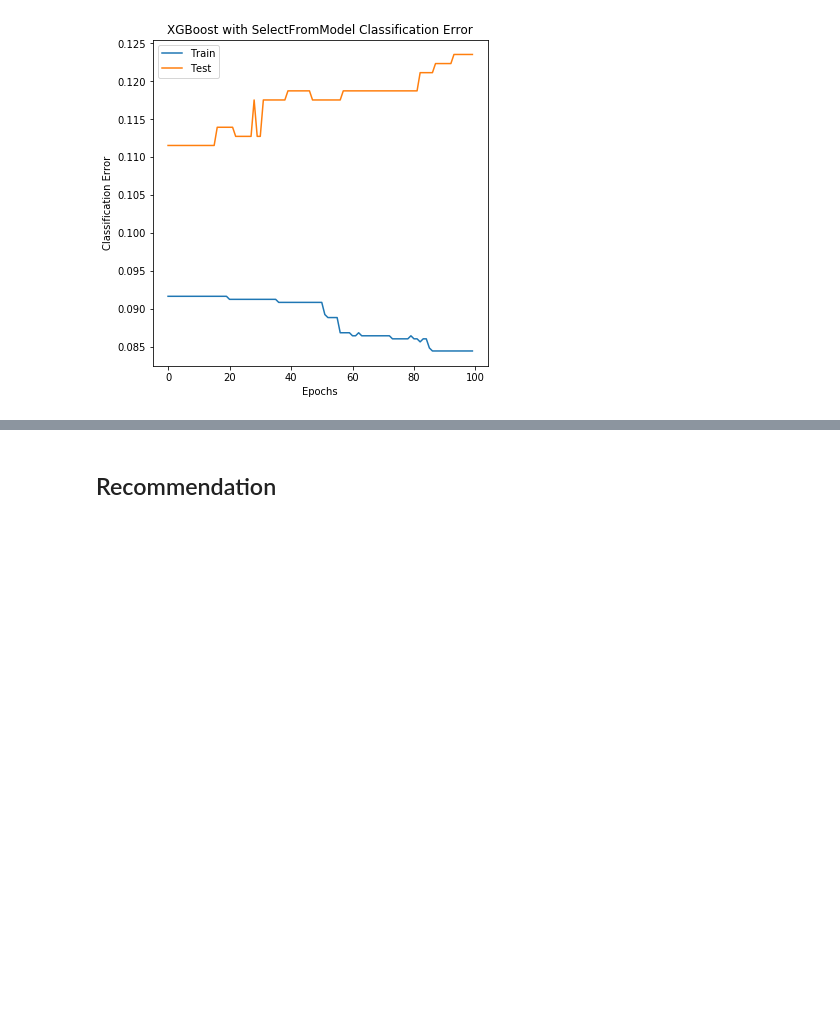
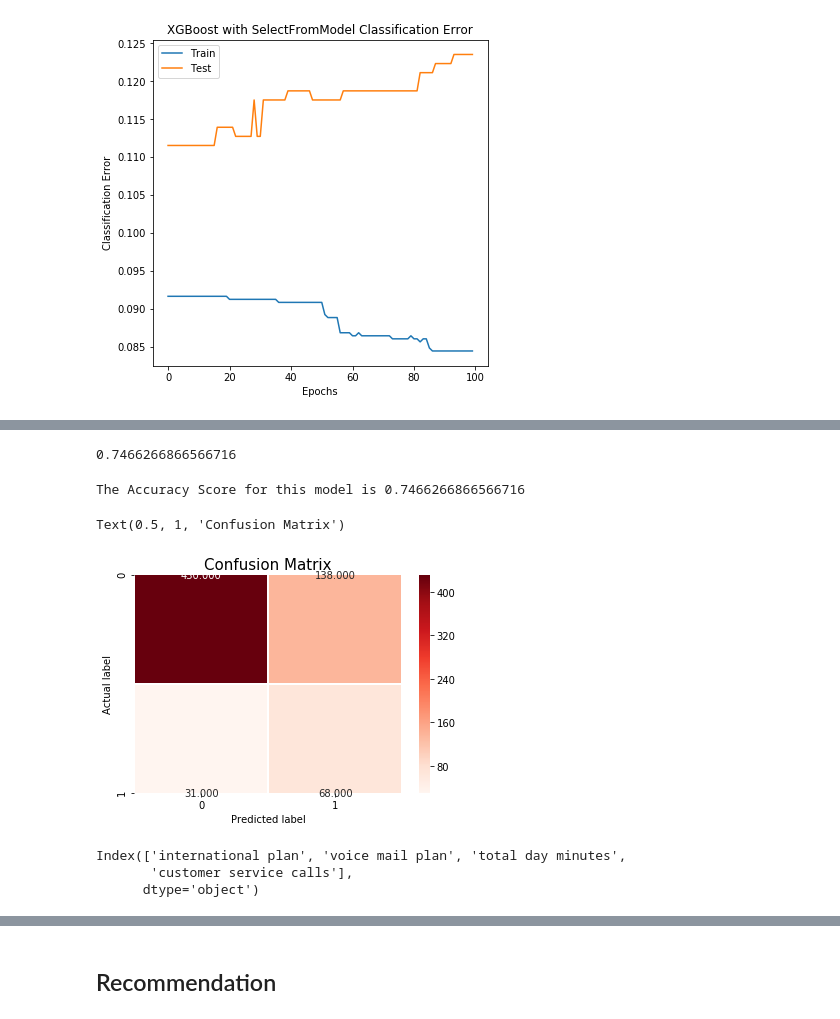
Before and after one commit to jdsmithwes/Telco-Data-Churn, a Jupyter notebook: Module3_project_master.ipynb, the cells around one changed output, grey strips where cells are left out. Cells and saved outputs as stored; diff of their text form; code cells hidden in the pictures; blank space fills up the shorter version.

```diff
--- a/Module3_project_master.ipynb
+++ b/Module3_project_master.ipynb
@@ -659,6 +652,0 @@ Best Parameters: {'colsample_bytree': 0.7, 'learning_rate': 0.05, 'max_depth': 2
-# %%
-#Feature Selection with RFECV
-xgb_model = xgb.XGBClassifier(**best_parameters)
-xgb_model.fit(X_train,y_train)
-selector = RFECV(xgb_model, 200, cv= 5,scoring='accuracy')
-selector.fit(X_train,y_train)
@@ -716,4 +652,0 @@ plt.show()
-# %%
-from sklearn.svm import SVC
-classifier = SVC(kernel = 'linear', random_state = 42,)
-classifier.fit(X_train, y_train)
@@ -722,10 +653,23 @@ y_predSVM = classifier.predict(X_test)
+# %%
+#predictions
+lr = LogisticRegression(**best_parameters)
+lr.fit(X_train,y_train)
+y_pred_log = lr.predict(X_test)
+accuracy_score(y_test,y_pred_log)
+# %% [output]
+0.7466266866566716
 # %%
-from sklearn.metrics import confusion_matrix, accuracy_score
-cm = confusion_matrix(y_test,y_predSVM)
-acc = accuracy_score(y_test,y_predSVM)
+#confusion matrix visualization
+cm = confusion_matrix(y_test,y_pred_log)
+acc = accuracy_score(y_test,y_pred_log)
 print('The Accuracy Score for this model is {acc}'.format(acc=acc))
-sns.heatmap(cm, annot=True, fmt=".3f", linewidths=.5, square = True, cmap = 'Blues_r');
+sns.heatmap(cm, annot=True, fmt=".3f", linewidths=.5, square = False, cmap = 'Reds');
 plt.ylabel('Actual label');
 plt.xlabel('Predicted label');
+#plt.text(verticalalignment='center')
 all_sample_title = 'Accuracy Score: {0}'.format(acc)
-plt.title('Confusion Matrix', size = 15);
+plt.title('Confusion Matrix', size = 15)
+# %% [output]
+The Accuracy Score for this model is 0.7466266866566716
+Text(0.5, 1, 'Confusion Matrix')
+[figure, added]
@@ -737,0 +676,15 @@ y_predlog = logclassifer.predict(X_test)
+# %%
+#getting feature names after RFE
+cols = list(X_train.columns)
+selector = RFE(lr,4)
+X_rfe = selector.fit(X_train,y_train)
+
+features = pd.Series(selector.support_,index = cols)
+selected_features_rfe = features[features==True].index
+
+X_log_select = df_encode[selected_features_rfe]
+print(selected_features_rfe)
+# %% [output]
+Index(['international plan', 'voice mail plan', 'total day minutes',
+       'customer service calls'],
+      dtype='object')
```
Also changed, not shown: parts of 34 cells of this notebook.
